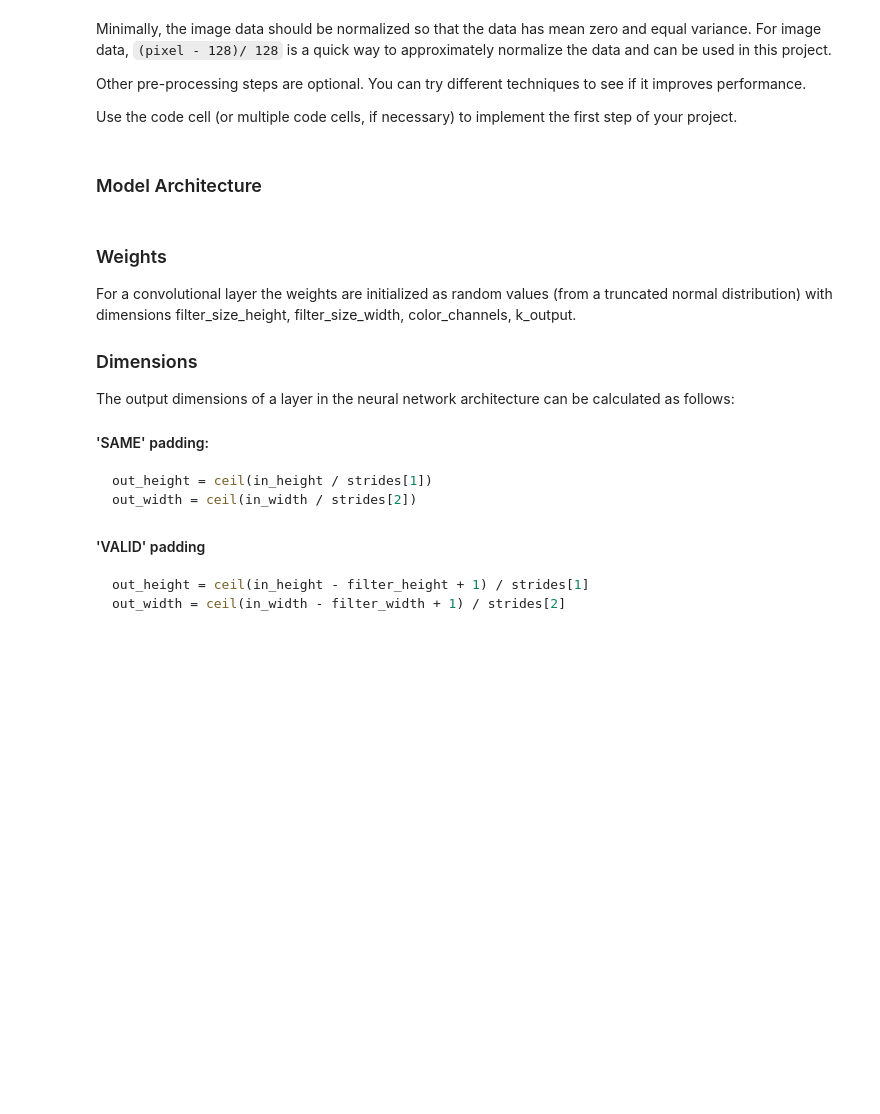
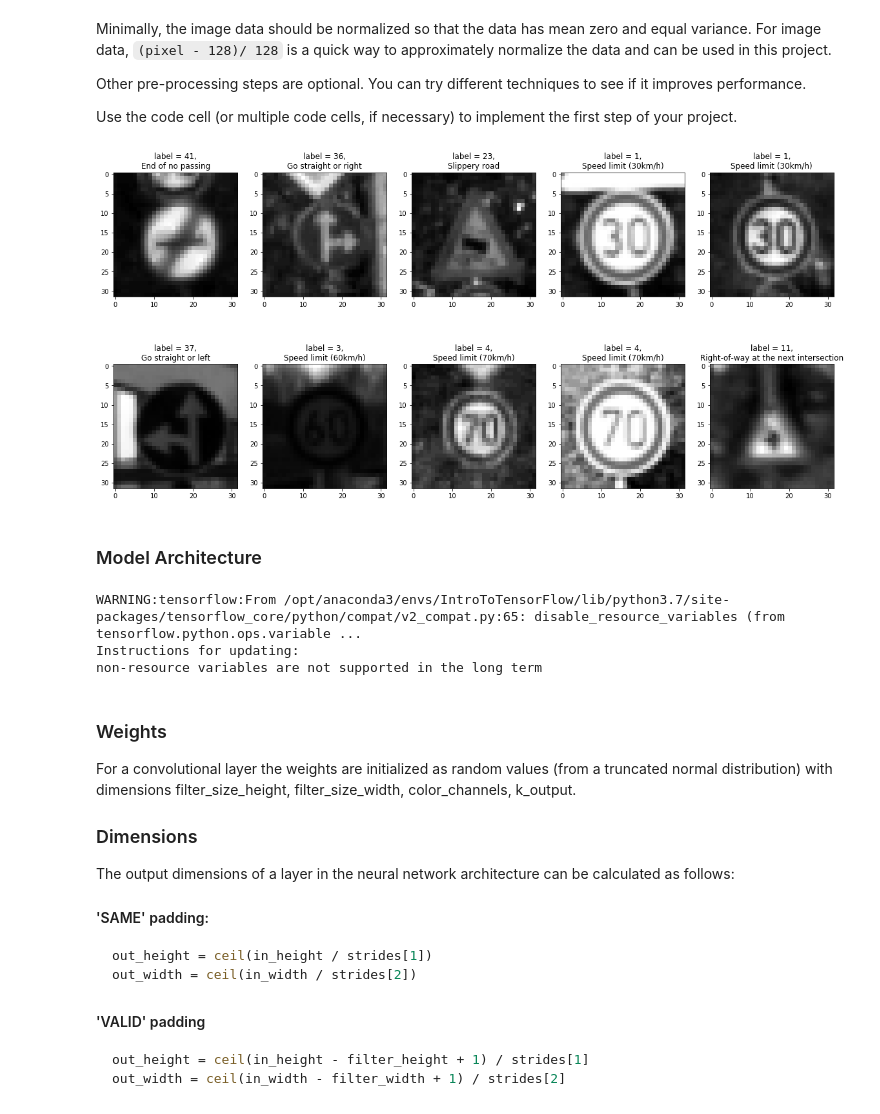
Before and after one commit to CBraeuninger/traffic_sign_classifier, a Jupyter notebook: Traffic_Sign_Classifier.ipynb, the cells around one changed output. Drawn from its saved outputs; the diff is of its cells as text; code cells hidden in the pictures; blank space fills up the shorter version.

```diff
--- a/Traffic_Sign_Classifier.ipynb
+++ b/Traffic_Sign_Classifier.ipynb
@@ -148,6 +188,45 @@ Minimally, the image data should be normalized so that the data has mean zero an
 Other pre-processing steps are optional. You can try different techniques to see if it improves performance.
 
 Use the code cell (or multiple code cells, if necessary) to implement the first step of your project.
+# %%
+import cv2
+import numpy as np
+
+# Transform images to grey scale
+
+X_train_gray = []
+
+for i in range(len(X_train)):
+    X_train_gray.append(cv2.cvtColor(np.array(X_train[i]), cv2.COLOR_RGB2GRAY))
+
+X_valid_gray = []
+
+for i in range(len(X_valid)):
+    X_valid_gray.append(cv2.cvtColor(np.array(X_valid[i]), cv2.COLOR_RGB2GRAY))
+
+X_test_gray = []
+
+for i in range(len(X_test)):
+    X_test_gray.append(cv2.cvtColor(np.array(X_test[i]), cv2.COLOR_RGB2GRAY))
+
+X_train_gray = np.asarray(X_train_gray)
+X_train_gray = X_train_gray.reshape((-1, image_shape[0], image_shape[1], 1))
+X_valid_gray = np.asarray(X_valid_gray)
+X_valid_gray = X_valid_gray.reshape(-1, image_shape[0], image_shape[1], 1)
+X_test_gray = np.asarray(X_test_gray)
+X_test_gray = X_test_gray.reshape(-1, image_shape[0], image_shape[1], 1)
+# %%
+plt.figure(figsize=(20,10))
+#Visualize 10 images in training set
+for i in range(10):
+    plt.subplot(2,5,i+1)
+    image_number = 1000*i
+    label = str(y_train[image_number])
+    desc = signnames_dict[label]
+    plt.title('label = ' + label + ',\n' + desc)
+    plt.imshow(X_train_gray[image_number,:,:,0], cmap='gray')
+# %% [output]
+[figure, added]
 # %%
 # Normalize the data so that it has mean zero and equal variance
 X_train = (X_train - 128)/128
@@ -158,12 +239,17 @@ X_test = (X_test - 128)/128
 # %% [markdown]
 ### Model Architecture
 # %%
+from sklearn.utils import shuffle
 import tensorflow.compat.v1 as tf
 tf.disable_v2_behavior()
 
 # Hyperparameters
-EPOCHS = 15
+EPOCHS = 8
 BATCH_SIZE = 128
+# %% [output]
+WARNING:tensorflow:From /opt/anaconda3/envs/IntroToTensorFlow/lib/python3.7/site-packages/tensorflow_core/python/compat/v2_compat.py:65: disable_resource_variables (from tensorflow.python.ops.variable ...
+Instructions for updating:
+non-resource variables are not supported in the long term
 # %% [markdown]
 ### Weights
 For a convolutional layer the weights are initialized as random values (from a truncated normal distribution) with dimensions filter_size_height, filter_size_width, color_channels, k_output.
```
Also changed, not shown: parts of 11 cells of this notebook.
